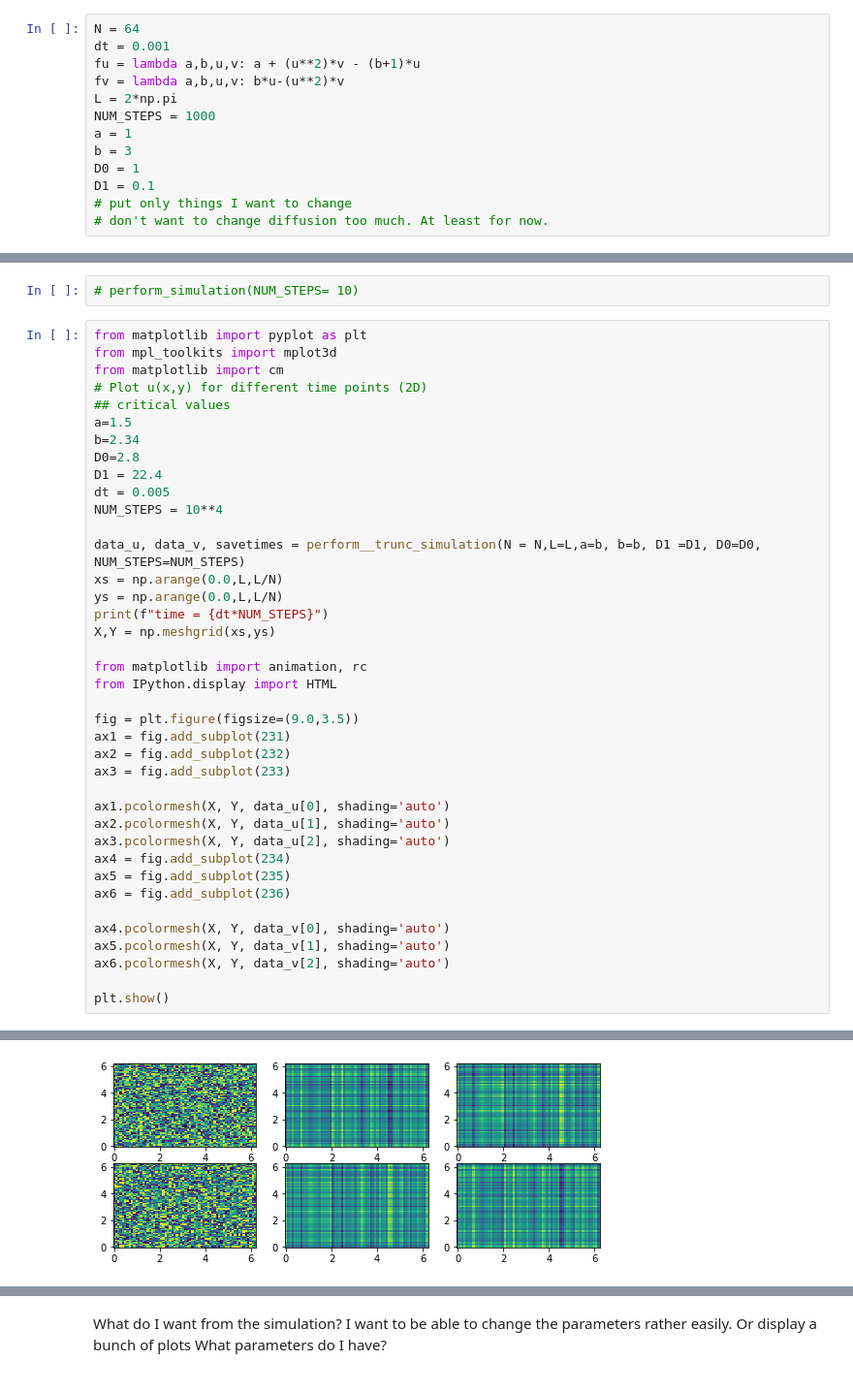
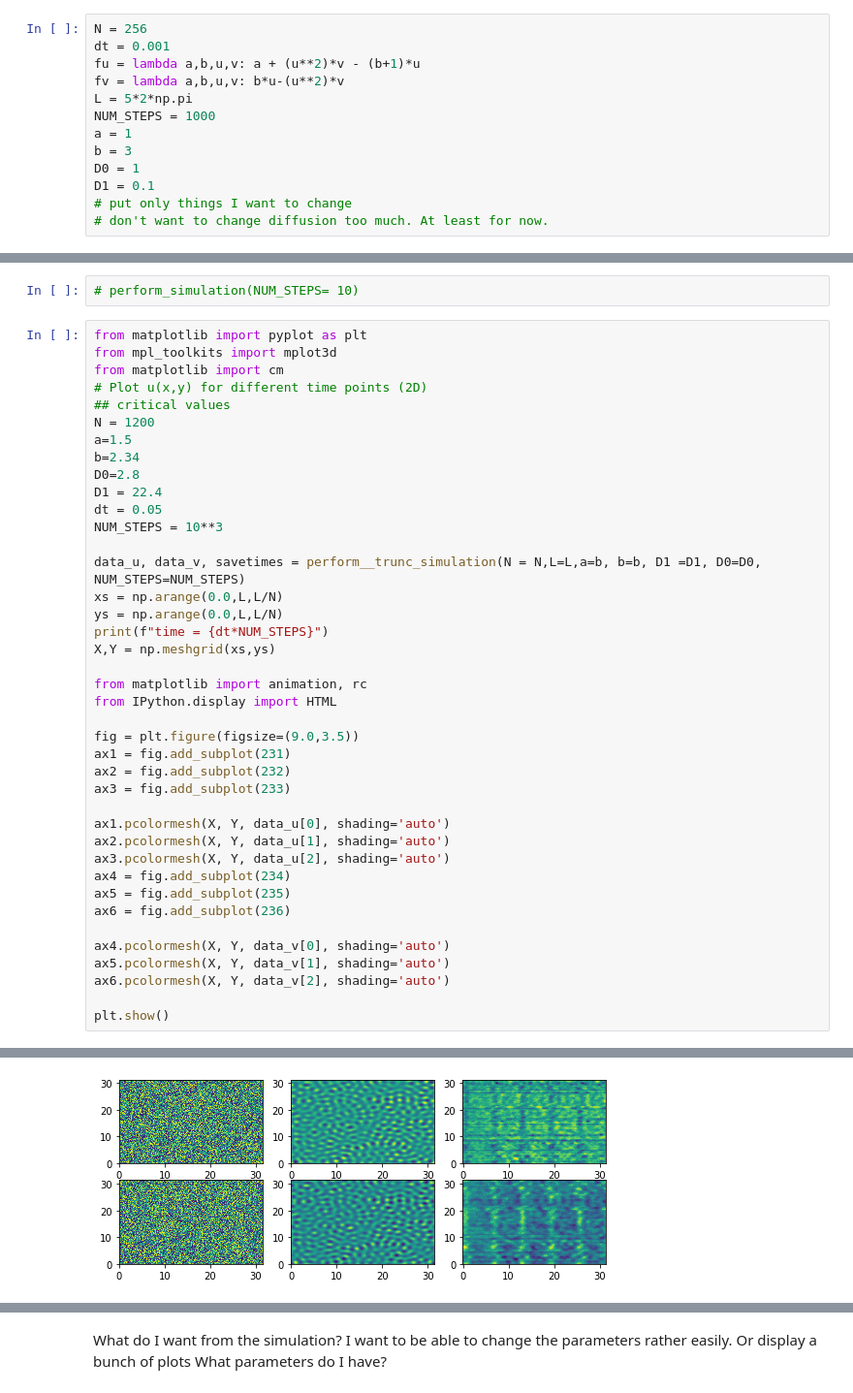
Before and after one commit to l-ada/Turing-models, a Jupyter notebook: brusselator.ipynb, the cells around one changed output, grey strips where cells are left out. Shown at 97% size. Cells and saved outputs as stored; diff of their text form.

```diff
--- a/brusselator.ipynb
+++ b/brusselator.ipynb
@@ -16,11 +16,11 @@ $$ \dot v = \triangle v +f_v$$
 This is in 2D. With random initial data. Do I need to worry about initial conditions? No!
 I also want to be able to add a new function and a parameter
 # %%
-N = 64
+N = 256
 dt = 0.001
 fu = lambda a,b,u,v: a + (u**2)*v - (b+1)*u
 fv = lambda a,b,u,v: b*u-(u**2)*v
-L = 2*np.pi
+L = 5*2*np.pi
 NUM_STEPS = 1000
 a = 1
 b = 3
@@ -159,12 +159,13 @@ from mpl_toolkits import mplot3d
 from matplotlib import cm
 # Plot u(x,y) for different time points (2D)
 ## critical values
+N = 1200
 a=1.5
 b=2.34
 D0=2.8
 D1 = 22.4
-dt = 0.005
-NUM_STEPS = 10**4
+dt = 0.05
+NUM_STEPS = 10**3
 
 data_u, data_v, savetimes = perform__trunc_simulation(N = N,L=L,a=b, b=b, D1 =D1, D0=D0, NUM_STEPS=NUM_STEPS)
 xs = np.arange(0.0,L,L/N)
@@ -212,2 +213,2 @@ plt.show()
 time = 50.0
-[figure, old version]
+[figure, new version]
```
Also changed, not shown: parts of 3 cells of this notebook.
